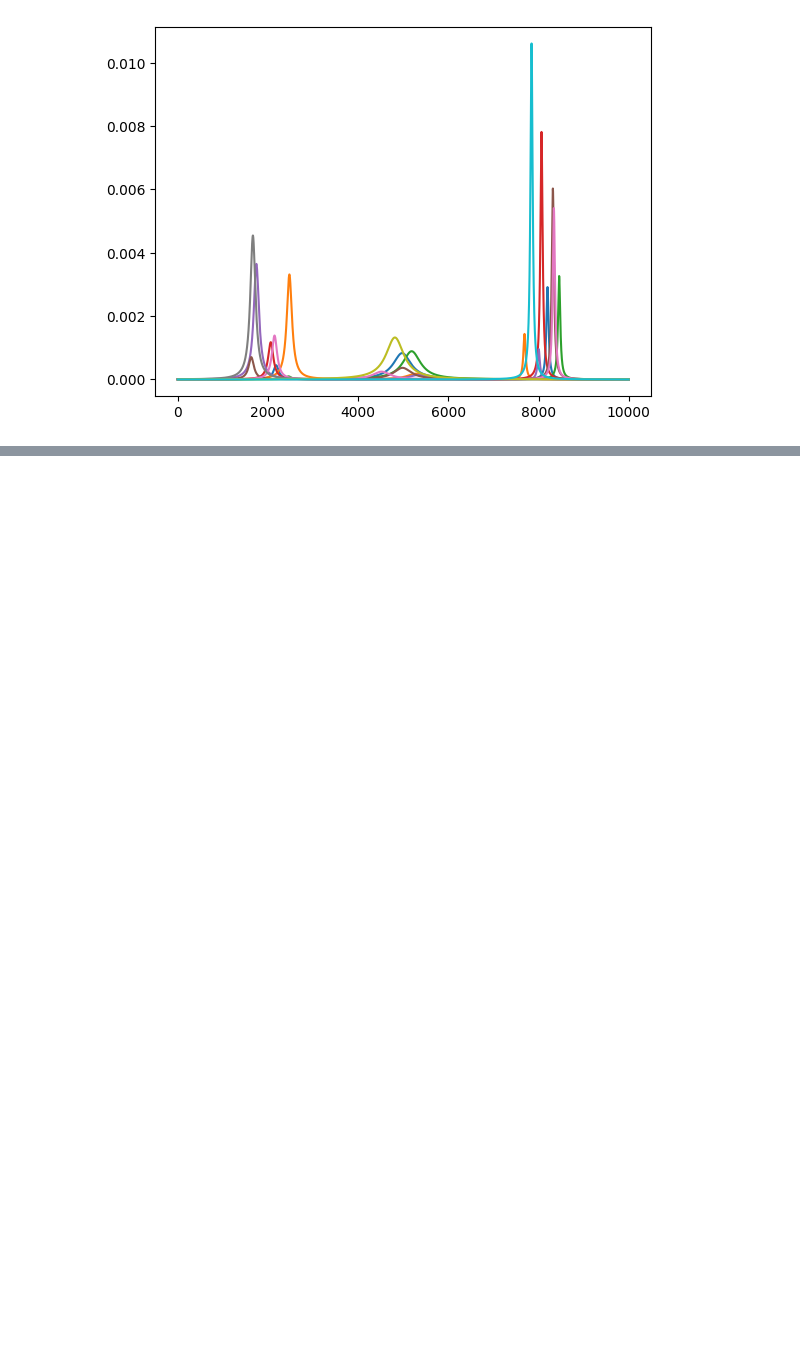
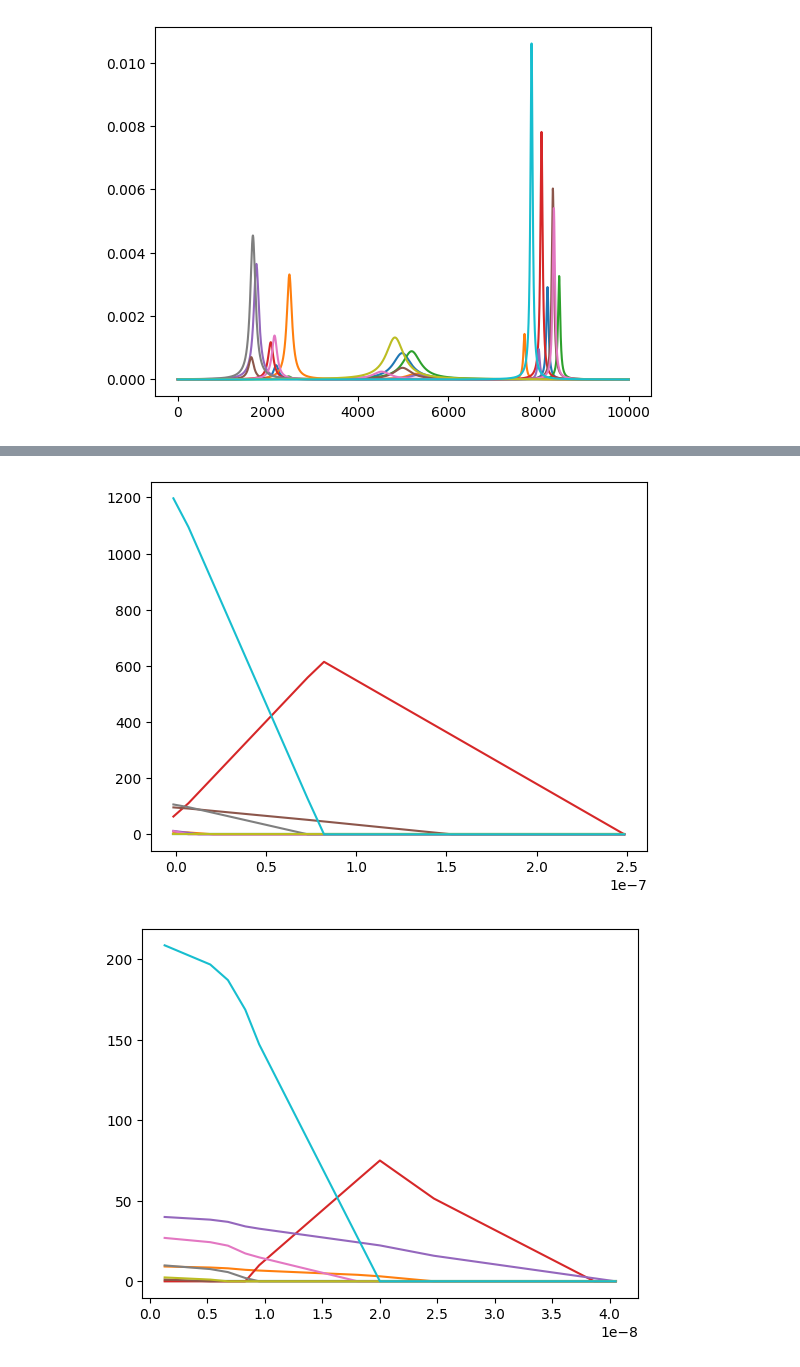
Before and after one commit to LucasEmcken/Bachelorprojekt, a Jupyter notebook: nlars.ipynb, the cells around one changed output, grey strips where cells are left out. Drawn from its saved outputs; the diff is of its cells as text; code cells hidden in the pictures; blank space fills up the shorter version.

Commit message:
NLARS

```diff
--- a/nlars.ipynb
+++ b/nlars.ipynb
@@ -206,9 +212,0 @@ epoch: 250, Loss: 0.00374894377905148, Tau: 5414.02678234971408
-# %%
-def update_factor_matrix(X, factor_matrix, other_factor_matrix):
-    XtX = other_factor_matrix.T @ other_factor_matrix
-    Xty = other_factor_matrix.T @ X
-    print(XtX.shape, Xty.shape)
-    beta, _, _ = NLARS(XtX, Xty)
-    return beta
-
-update_factor_matrix(X, W_hyb, H_hyb)
@@ -216,0 +213,26 @@ update_factor_matrix(X, W_hyb, H_hyb)
+# %%
+def calc_scoring(X, H):
+    global XtX, Xty
+    paths, lambdas = [], []
+    W = np.zeros((X.shape[0], H.shape[0]))
+    print(W.shape)
+    for i in range(X.shape[0]):
+        # print(i)
+        XtX = H @ H.T
+        Xty = H @ X[i,:].T
+        # Xty = Xty.reshape(len(Xty))
+
+        # print(XtX, Xty)
+
+        W[i,:], path, lambda_ = NLARS(XtX, Xty, inc_path=True)
+        paths.append(path)
+        lambdas.append(lambda_)
+
+    return W, paths, lambdas
+    # XtX = H.T @ H
+    # Xty = H.T @ X
+    # print(XtX.shape, Xty.shape)
+    # beta, path, _ = NLARS(XtX, Xty)
+    # return beta
+
+W_nlar, paths, lambdas = calc_scoring(X, H_hyb)
@@ -216,0 +257,8 @@ update_factor_matrix(X, W_hyb, H_hyb)
+# %%
+#plot path over lambda
+for i in range(len(paths)):
+    plt.plot(lambdas[i], paths[i].T)
+    plt.show()
+# %% [output]
+[figure, added]
+[figure, added]
```
Also changed, not shown: parts of 5 cells of this notebook, 3 other files.
